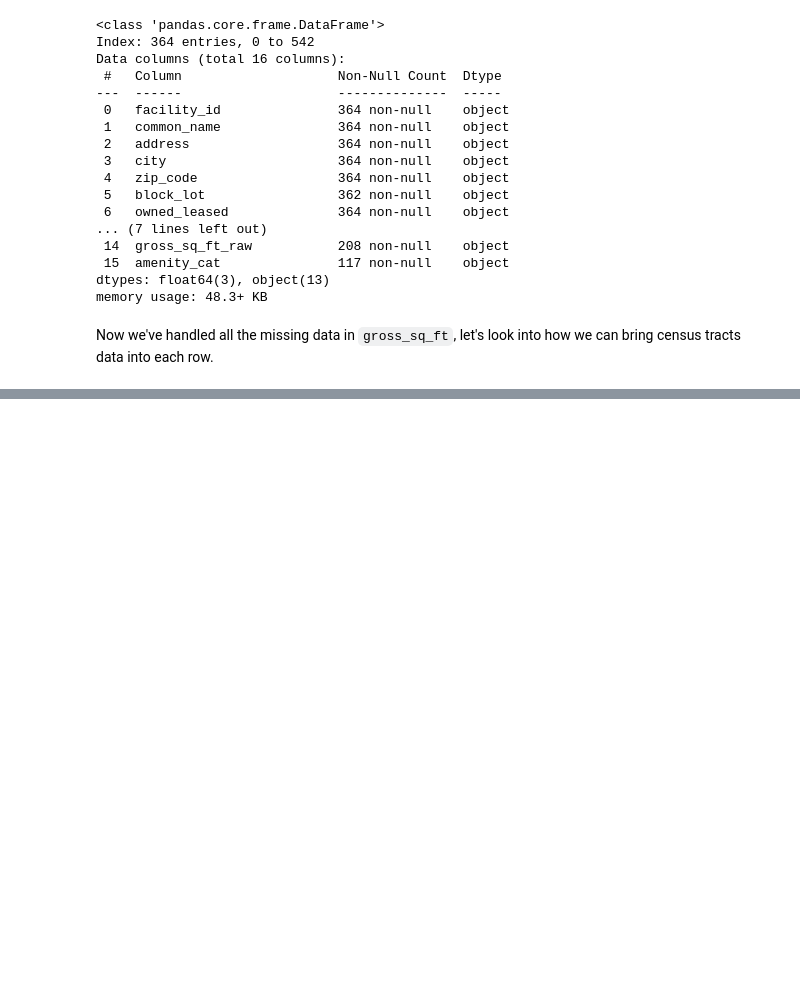
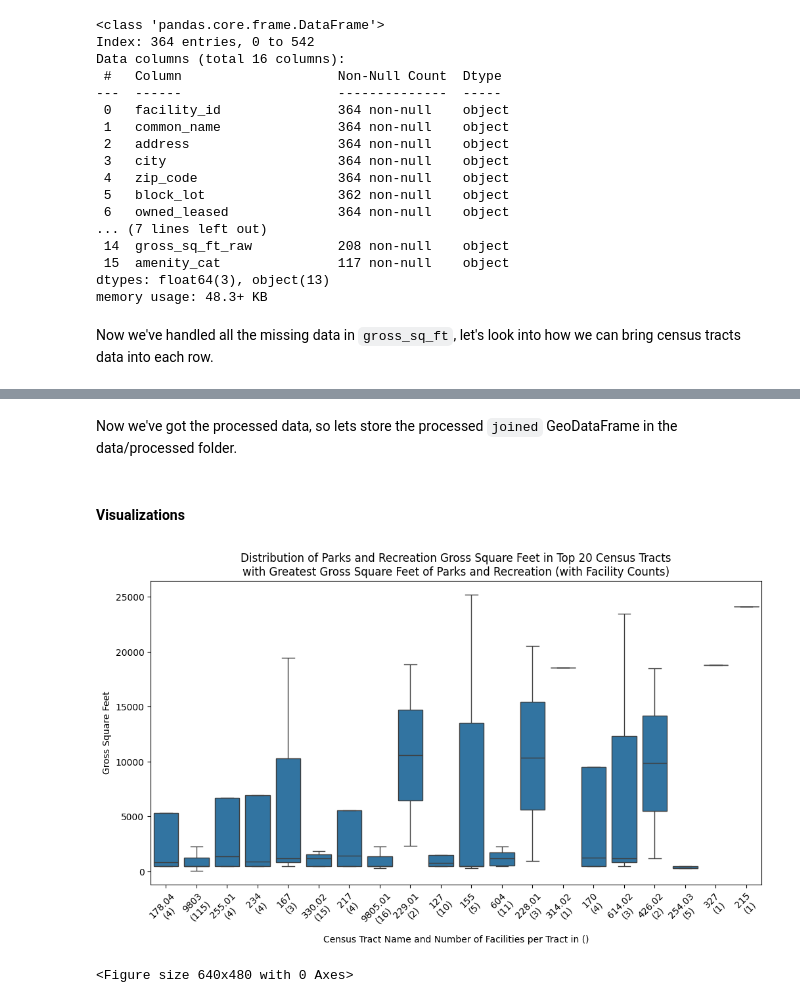
Before and after one commit to meganm2c/MTC-SF-Neighborhood-Amenity-Equity-Project, a Jupyter notebook: notebooks/Recreation_Parks_Data_Clean_Analysis.ipynb, the cells around one changed output, grey strips where cells are left out. Cells and saved outputs as stored; diff of their text form; code cells hidden in the pictures; blank space fills up the shorter version.

Commit message:
Updated the Parks and Recreation data analysis and added a box plot visualization

```diff
--- a/notebooks/Recreation_Parks_Data_Clean_Analysis.ipynb
+++ b/notebooks/Recreation_Parks_Data_Clean_Analysis.ipynb
@@ -483,0 +503,2 @@ AttributeError: module 'fiona' has no attribute 'path'
+# %% [markdown]
+Now we've got the processed data, so lets store the processed `joined` GeoDataFrame in the data/processed folder.
@@ -483,0 +509,44 @@ AttributeError: module 'fiona' has no attribute 'path'
+# %% [markdown]
+#### Visualizations
+# %%
+# compute both total gross_sq_ft and facility counts per tract
+tract_summary = (
+    joined.groupby("NAME")
+    .agg(total_sqft=("gross_sq_ft", "sum"), facility_count=("gross_sq_ft", "count"))
+    .sort_values("total_sqft", ascending=False)
+    .head(20)
+    .reset_index()
+)
+
+# filter joined to top 20 tracts
+top20_names = tract_summary["NAME"].tolist()
+joined_top20 = joined[joined["NAME"].isin(top20_names)]
+
+# create new label with tract name + facility count
+tract_summary["label"] = tract_summary["NAME"] + "\n(" + tract_summary["facility_count"].astype(str) + ")"
+
+# merge labels back to joined
+joined_top20 = joined_top20.merge(tract_summary[["NAME", "label"]], on="NAME", how="left")
+
+# plot
+plt.figure(figsize=(12, 6))
+sns.boxplot(
+    data=joined_top20,
+    x="label",
+    y="gross_sq_ft",
+    showfliers=False
+)
+plt.xticks(rotation=45)
+plt.title("Distribution of Parks and Recreation Gross Square Feet in Top 20 Census Tracts\nwith Greatest Gross Square Feet of Parks and Recreation (with Facility Counts)")
+plt.xlabel("Census Tract Name and Number of Facilities per Tract in ()")
+plt.ylabel("Gross Square Feet")
+plt.show()
+
+# save the plot in the visualizations folder
+visualizations_dir = repo_root / 'visualizations'
+visualizations_dir.mkdir(exist_ok=True)
+plot_path = visualizations_dir / 'parks_rec_gross_sqft_boxplot_top20_tracts.png'
+plt.savefig(plot_path)
+# %% [output]
+[figure, added]
+<Figure size 640x480 with 0 Axes>
```
Also changed, not shown: parts of 4 cells of this notebook, 13 other files.
